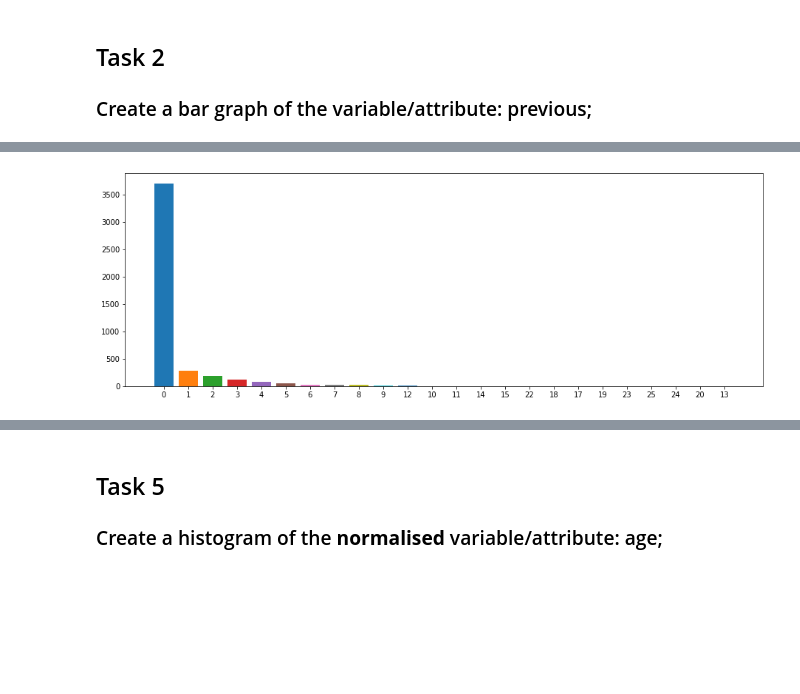
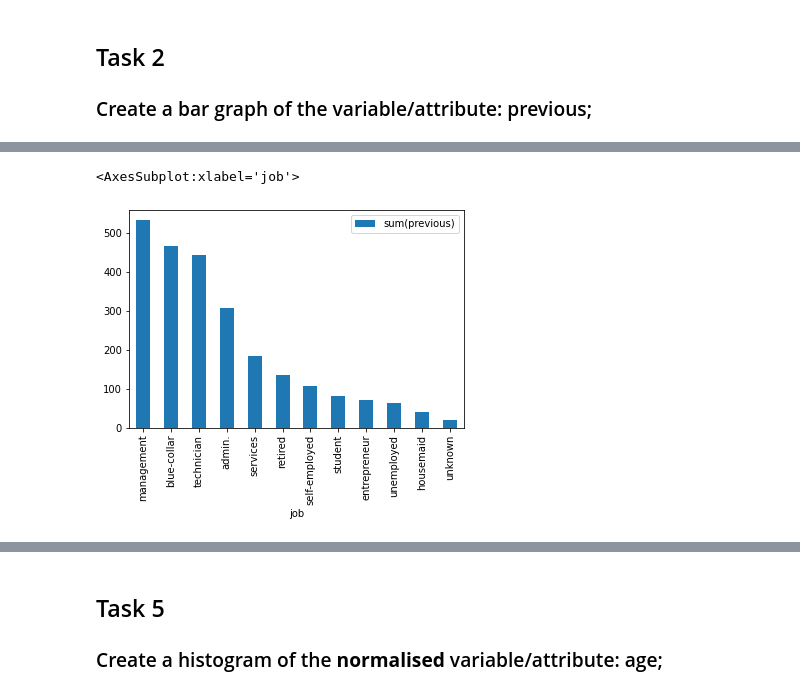
Before and after one commit to Mrhuangyi/BDA601, a Jupyter notebook: Module 5/Activity 1/code.ipynb, the cells around one changed output, grey strips where cells are left out. Drawn from its saved outputs; the diff is of its cells as text; code cells hidden in the pictures; blank space fills up the shorter version.

```diff
--- a/Module 5/Activity 1/code.ipynb
+++ b/Module 5/Activity 1/code.ipynb
@@ -8,20 +1,15 @@ Requirement already satisfied: py4j in d:\users\rezaz\pycharmprojects\bigdata_in
 # %%
 #import necessary packages
-from pyspark.sql import SQLContext
-from pyspark.sql import functions as func
-from pyspark import SparkContext
-from pyspark.sql.types import StringType, IntegerType
+from pyspark.sql import SparkSession
 
 #create spark context
-SparkContext.getOrCreate()
-sc = SparkContext.getOrCreate("bank_analyze")
-
-#create sql context
-sqlCtx = SQLContext(sc)
+from pyspark.sql import functions as func
+from pyspark.sql.types import IntegerType, DoubleType
+import pandas as pd
+sqlCtx = SparkSession.builder.getOrCreate()
 # %%
-bank_data = sqlCtx.read.option('header','true').options(delimiter=";").csv('bank.csv')
+bank_data = sqlCtx.read.option('header','true').options(delimiter=";").csv('bank.csv', inferSchema =True)
 bank_data.show()
-bank_data.dtypes
 # %% [output]
 +---+-------------+-------+---------+-------+-------+-------+----+--------+---+-----+--------+--------+-----+--------+--------+---+
 |age|          job|marital|education|default|balance|housing|loan| contact|day|month|duration|campaign|pdays|previous|poutcome|  y|
@@ -144,12 +87,6 @@ import matplotlib.pyplot as plt
-# %%
-bank_data = sqlCtx.read.option('header','true').options(delimiter=";").csv('bank.csv')
-bank_data = bank_data.groupBy(func.col('previous')).count().orderBy("count", ascending=False)
-
-fig = plt.figure()
-ax = fig.add_axes([0,0,2,1])
-count = 0
-for _ in bank_data.collect():
-    ax.bar(_[0], _[1])
-    count += 1
-# %% [output]
-[figure, removed]
+# %%
+df = bank_data.groupBy('job').agg(func.sum("previous")).orderBy("sum(previous)", ascending=False)
+df.toPandas().plot.bar(x='job', y='sum(previous)')
+# %% [output]
+<AxesSubplot:xlabel='job'>
+[figure, added]
```
Also changed, not shown: parts of 23 cells of this notebook, 4 other files.
